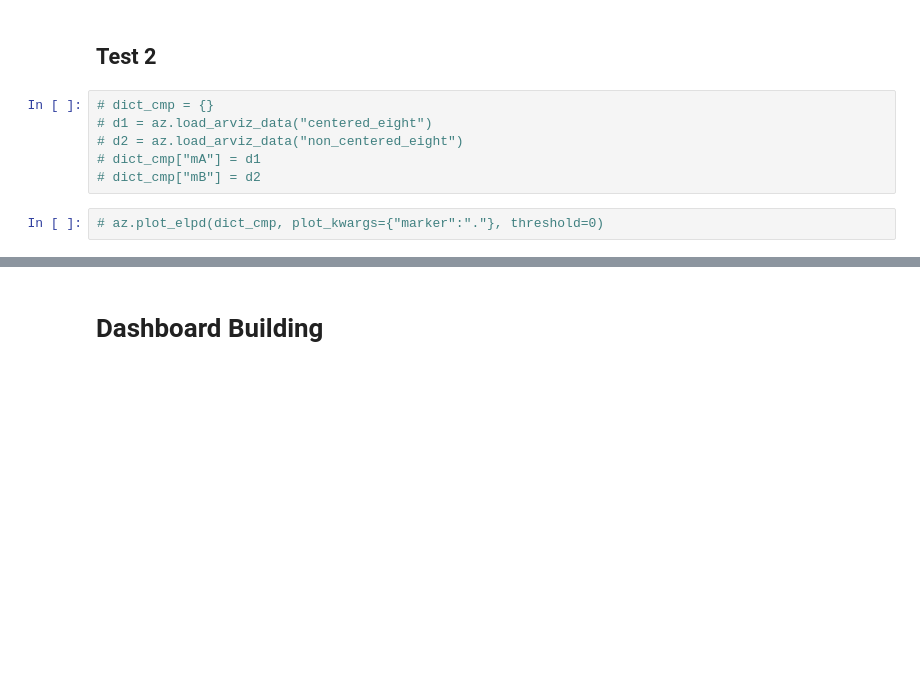
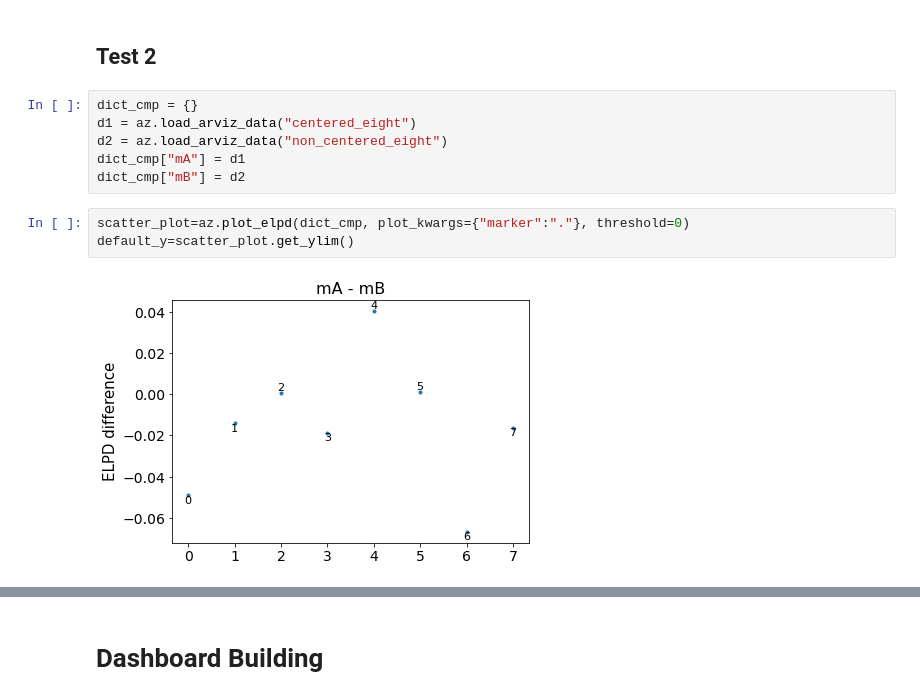
Before and after one commit to yilinxia/arviz_dashboard, a Jupyter notebook: demo.ipynb, the cells around one changed output, grey strips where cells are left out. Saved outputs shown, nothing was run; the diff lists cells and outputs as text; blank space fills up the shorter version.

```diff
--- a/demo.ipynb
+++ b/demo.ipynb
@@ -93,10 +93,13 @@ idatas_cmp
 # %% [markdown]
 ## Test 2
 # %%
-# dict_cmp = {}
-# d1 = az.load_arviz_data("centered_eight")
-# d2 = az.load_arviz_data("non_centered_eight")
-# dict_cmp["mA"] = d1
-# dict_cmp["mB"] = d2
+dict_cmp = {}
+d1 = az.load_arviz_data("centered_eight")
+d2 = az.load_arviz_data("non_centered_eight")
+dict_cmp["mA"] = d1
+dict_cmp["mB"] = d2
 # %%
-# az.plot_elpd(dict_cmp, plot_kwargs={"marker":"."}, threshold=0)
+scatter_plot=az.plot_elpd(dict_cmp, plot_kwargs={"marker":"."}, threshold=0)
+default_y=scatter_plot.get_ylim()
+# %% [output]
+[figure, added]
```
Also changed, not shown: parts of 4 cells of this notebook.
